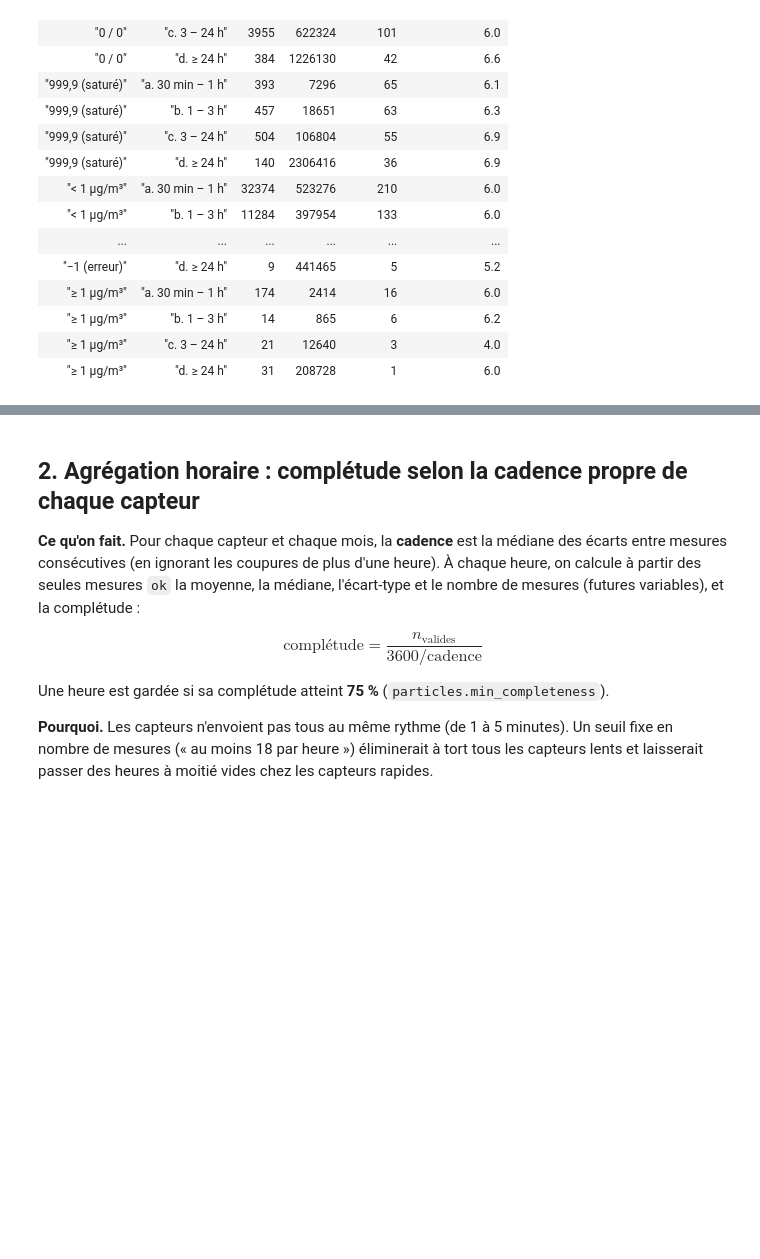
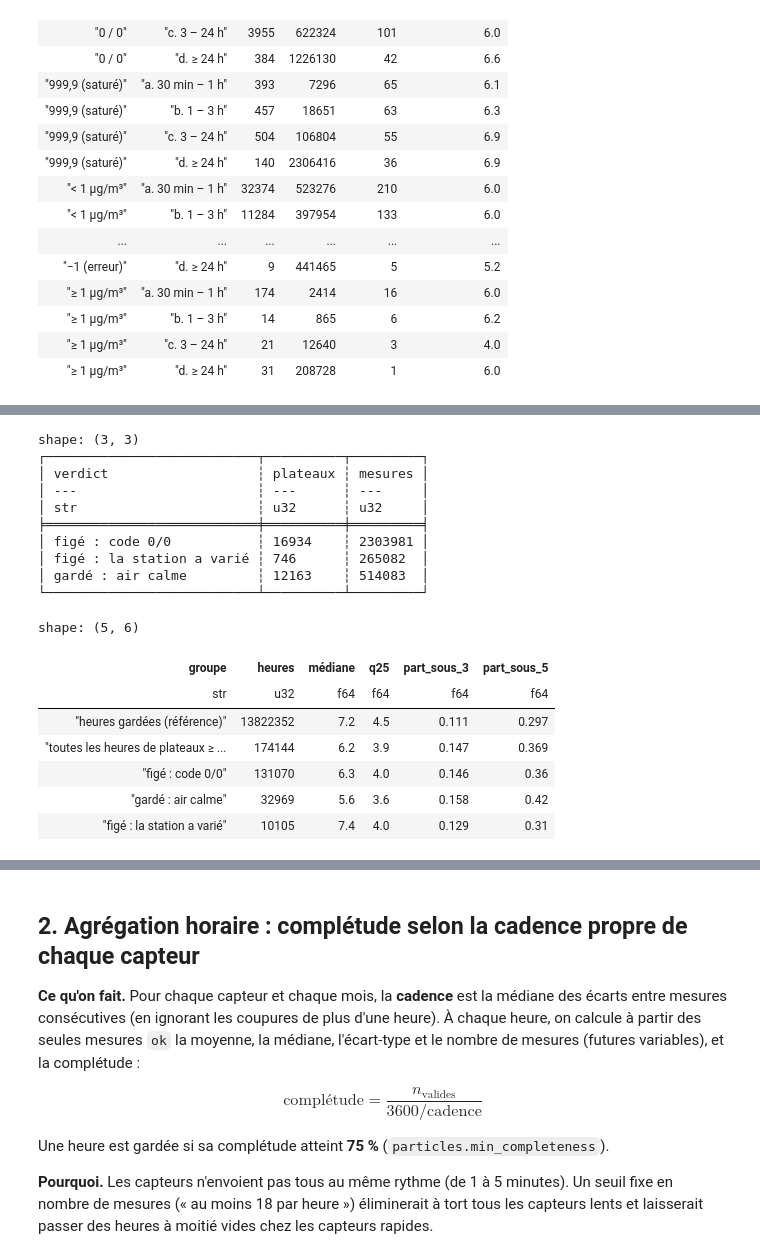
Before and after one commit to lwdata75/air-calib, a Jupyter notebook: notebooks/03_nettoyage_silver.ipynb, the cells around one changed output, grey strips where cells are left out. Saved outputs shown, nothing was run; the diff lists cells and outputs as text; code cells hidden in the pictures; blank space fills up the shorter version.

```diff
--- a/notebooks/03_nettoyage_silver.ipynb
+++ b/notebooks/03_nettoyage_silver.ipynb
@@ -259,0 +272,74 @@ physique ne permet de le dire.
+# %%
+limit = settings.particles.stuck_min_hours
+plateaus = runs.filter(
+    pl.col("hours") >= limit, pl.col("p2") >= 0, pl.col("p2") < settings.particles.pm25_saturation_ugm3
+)
+plateau_hours = (
+    plateaus.with_columns(
+        hour=pl.datetime_ranges(pl.col("t0").dt.truncate("1h"), pl.col("t1").dt.truncate("1h"), "1h")
+    )
+    .explode("hour")
+    .join(eea.select("sampling_point", "hour", "value"), on=["sampling_point", "hour"])
+)
+moves = plateau_hours.group_by("sensor_id", "run").agg(
+    station_range=pl.col("value").max() - pl.col("value").min()
+)
+code = pl.any_horizontal(
+    [(pl.col("p1") == a) & (pl.col("p2") == b) for a, b in settings.particles.stuck_codes]
+)
+verdict = (
+    plateaus.join(moves, on=["sensor_id", "run"], how="left")
+    .with_columns(
+        verdict=pl.when(code)
+        .then(pl.lit("figé : code 0/0"))
+        .when(pl.col("station_range") >= settings.particles.stuck_reference_range_ugm3)
+        .then(pl.lit("figé : la station a varié"))
+        .otherwise(pl.lit("gardé : air calme"))
+    )
+    .select("sensor_id", "run", "verdict", "n")
+)
+plateau_hours = plateau_hours.join(verdict, on=["sensor_id", "run"])
+kept = pl.read_parquet(PAIRS / "pair_hours.parquet", columns=["status", "ref_pm25"]).filter(
+    pl.col("status") == "ok"
+)
+
+
+def describe(frame: pl.DataFrame, label: str) -> pl.DataFrame:
+    v = pl.col("value") if "value" in frame.columns else pl.col("ref_pm25")
+    return frame.select(
+        groupe=pl.lit(label),
+        heures=pl.len(),
+        médiane=v.median().round(1),
+        q25=v.quantile(0.25).round(1),
+        part_sous_3=(v < 3).mean().round(3),
+        part_sous_5=(v < 5).mean().round(3),
+    )
+
+
+print(verdict.group_by("verdict").agg(plateaux=pl.len(), mesures=pl.col("n").sum()).sort("verdict"))
+pl.concat(
+    [
+        describe(kept, "heures gardées (référence)"),
+        describe(plateau_hours, "toutes les heures de plateaux ≥ 1 h"),
+        *[describe(part, label[0]) for label, part in plateau_hours.group_by("verdict", maintain_order=True)],
+    ]
+)
+# %% [output]
+shape: (3, 3)
+┌───────────────────────────┬──────────┬─────────┐
+│ verdict                   ┆ plateaux ┆ mesures │
+│ ---                       ┆ ---      ┆ ---     │
+│ str                       ┆ u32      ┆ u32     │
+╞═══════════════════════════╪══════════╪═════════╡
+│ figé : code 0/0           ┆ 16934    ┆ 2303981 │
+│ figé : la station a varié ┆ 746      ┆ 265082  │
+│ gardé : air calme         ┆ 12163    ┆ 514083  │
+└───────────────────────────┴──────────┴─────────┘
+shape: (5, 6)
+| groupe | heures | médiane | q25 | part_sous_3 | part_sous_5 |
+| str | u32 | f64 | f64 | f64 | f64 |
+| "heures gardées (référence)" | 13822352 | 7.2 | 4.5 | 0.111 | 0.297 |
+| "toutes les heures de plateaux ≥ ... | 174144 | 6.2 | 3.9 | 0.147 | 0.369 |
+| "figé : code 0/0" | 131070 | 6.3 | 4.0 | 0.146 | 0.36 |
+| "gardé : air calme" | 32969 | 5.6 | 3.6 | 0.158 | 0.42 |
+| "figé : la station a varié" | 10105 | 7.4 | 4.0 | 0.129 | 0.31 |
```
Also changed, not shown: parts of 23 cells of this notebook, 38 other files.
